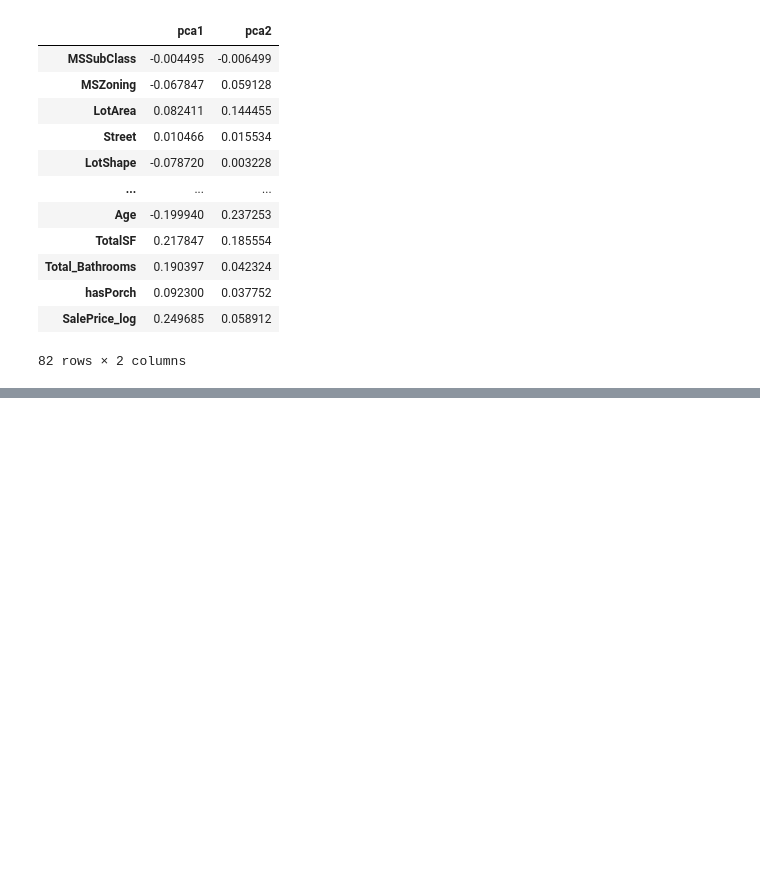
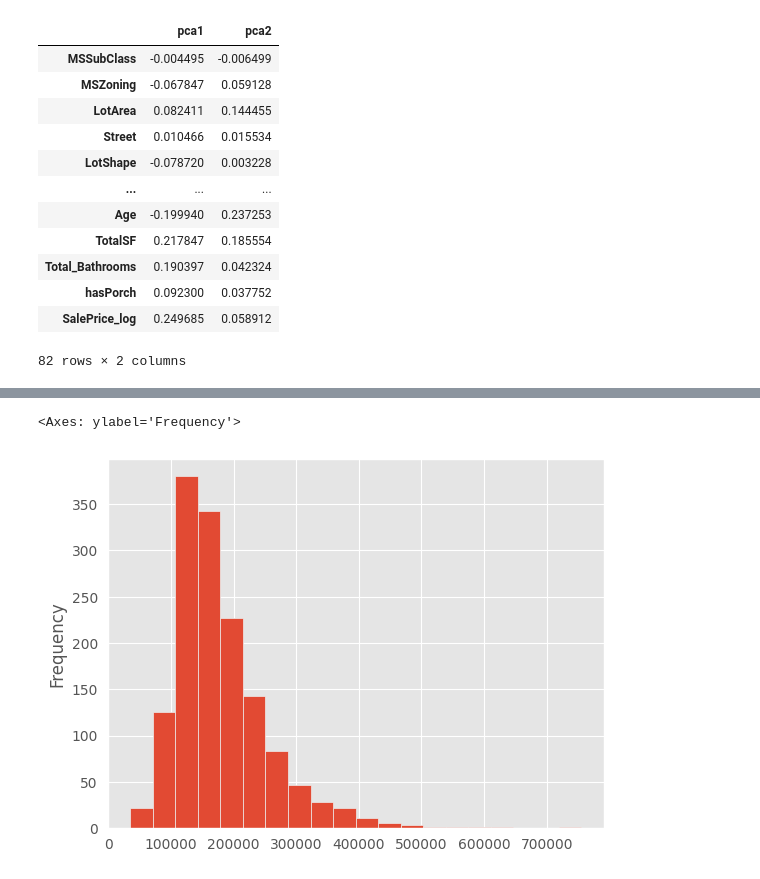
Before and after one commit to 1024xx4/kaggle_house_prices, a Jupyter notebook: kaggle_house-price.ipynb, the cells around one changed output, grey strips where cells are left out. Drawn from its saved outputs; the diff is of its cells as text; code cells hidden in the pictures; blank space fills up the shorter version.

```diff
--- a/kaggle_house-price.ipynb
+++ b/kaggle_house-price.ipynb
@@ -1967,0 +1971,6 @@ df_pca_comp
+# %%
+# SalePrice の分布を確認する
+df_train_le["SalePrice"].plot.hist(bins=20)
+# %% [output]
+<Axes: ylabel='Frequency'>
+[figure, added]
```
Also changed, not shown: parts of 16 cells of this notebook, 1 other file.
